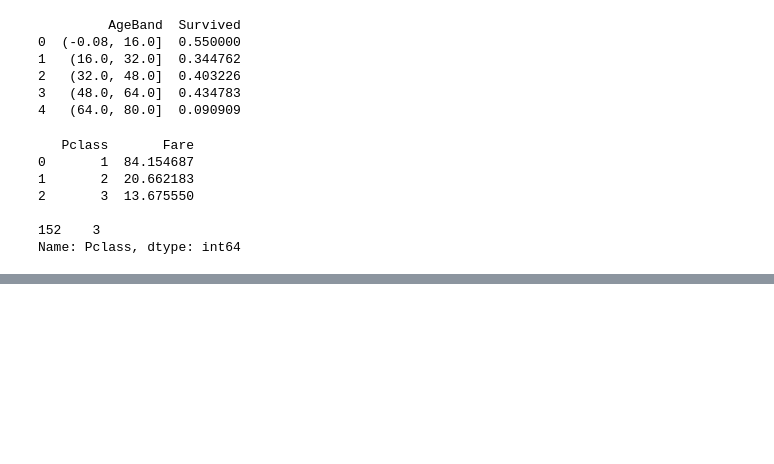
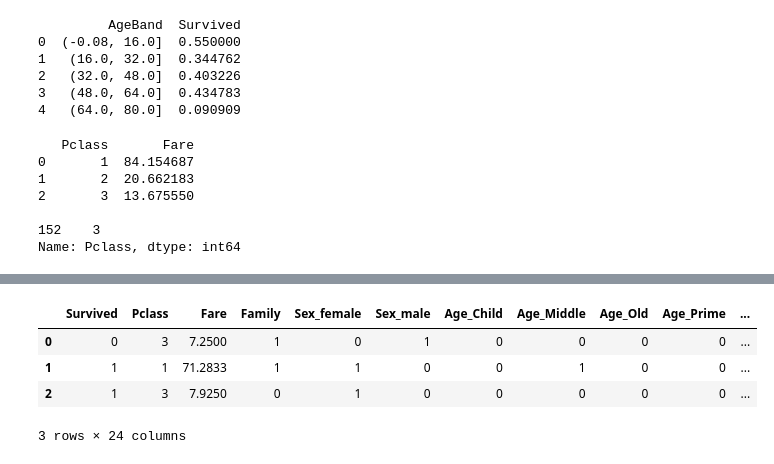
Before and after one commit to LeeSeunghwanSeungLee/NPL_study, a Jupyter notebook: kaggle/Titanic/titanic_210408.ipynb, the cells around one changed output, grey strips where cells are left out. Drawn from its saved outputs; the diff is of its cells as text; code cells hidden in the pictures; blank space fills up the shorter version.

```diff
--- a/kaggle/Titanic/titanic_210408.ipynb
+++ b/kaggle/Titanic/titanic_210408.ipynb
@@ -436,0 +455,19 @@ Name: Pclass, dtype: int64
+# %%
+train = train.drop(['PassengerId'], axis=1)
+# %%
+# Categorical Feature 에 대해 one-hot-encoding 과 train data 와 label을 분류하는 작업 실행
+# One hot encoding
+train = pd.get_dummies(train)
+test = pd.get_dummies(test)
+
+train_label = train['Survived']
+train_data = train.drop('Survived', axis = 1)
+test_data = test.copy()
+# %%
+train.head(3)
+# %% [output]
+|  | Survived | Pclass | Fare | Family | Sex_female | Sex_male | Age_Child | Age_Middle | Age_Old | Age_Prime | ... |
+| 0 | 0 | 3 | 7.2500 | 1 | 0 | 1 | 0 | 0 | 0 | 0 | ... |
+| 1 | 1 | 1 | 71.2833 | 1 | 1 | 0 | 0 | 1 | 0 | 0 | ... |
+| 2 | 1 | 3 | 7.9250 | 0 | 1 | 0 | 0 | 0 | 0 | 0 | ... |
+3 rows × 24 columns
```
Also changed, not shown: parts of 10 cells of this notebook, 2 other files.
